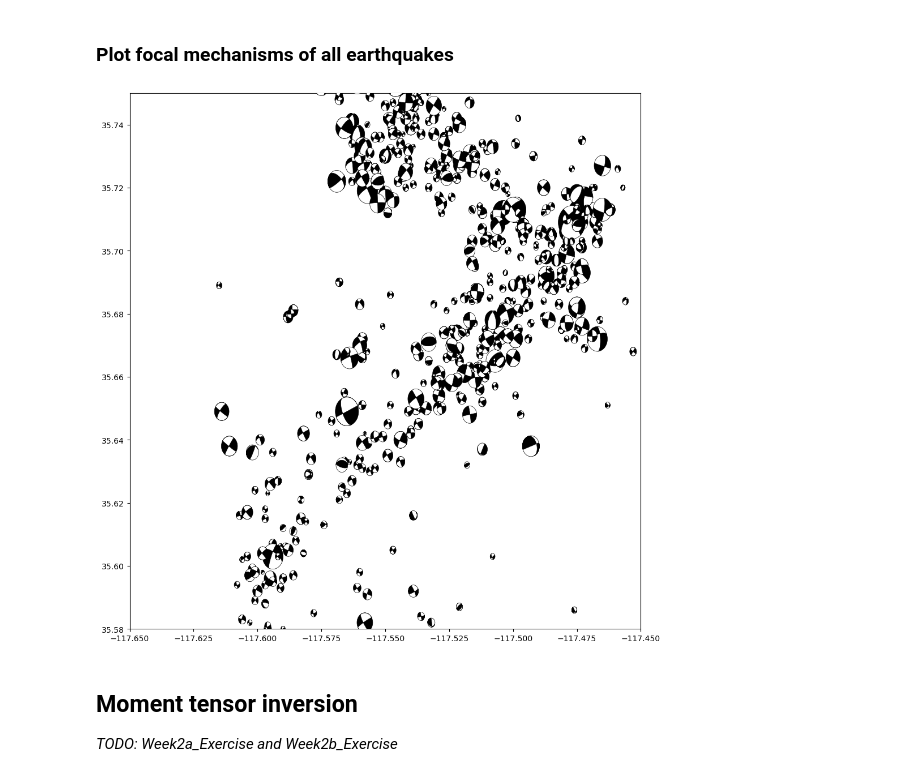
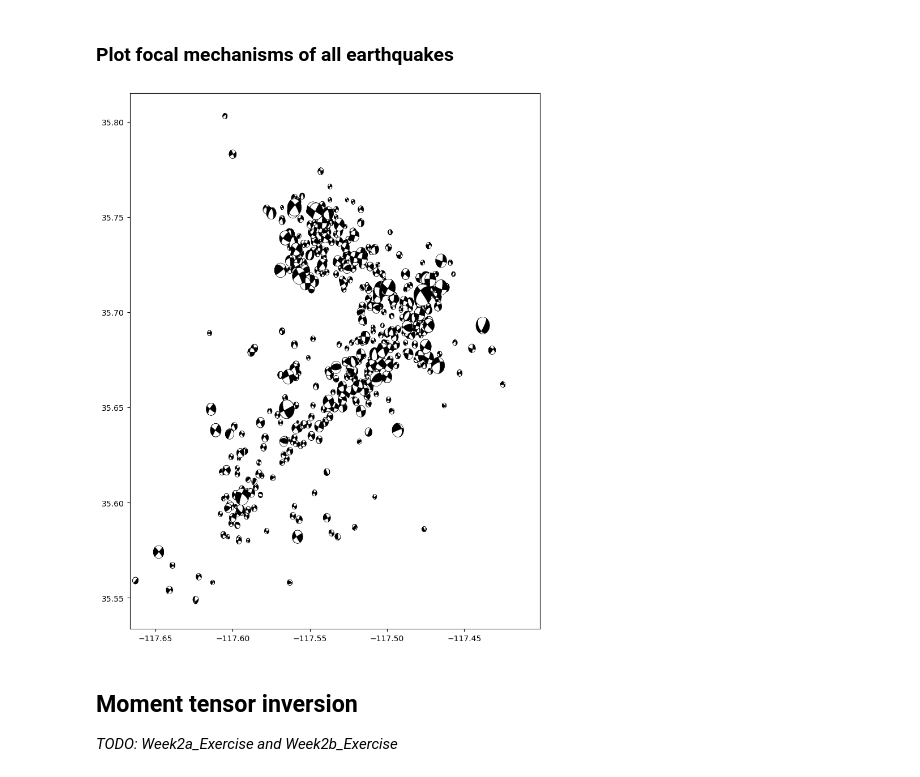
Before and after one commit to AI4EPS/EPS207_Observational_Seismology, a Jupyter notebook: docs/lectures/codes/focal_mechanism.ipynb, the cells around one changed output. Cells and saved outputs as stored; diff of their text form; code cells hidden in the pictures.

```diff
--- a/docs/lectures/codes/focal_mechanism.ipynb
+++ b/docs/lectures/codes/focal_mechanism.ipynb
@@ -127,7 +118,7 @@ stationlinefmt = "{} {:1s} 0 {:08.3f}\n"
 picks_by_event = picks.groupby("event_index")
 for event_index, picks_ in tqdm(picks_by_event):
     # the file being created which should contain event information, polarity and S/P data
-    polfile = f'{hash_path}/{event_index}.pol.hash'
+    polfile = f'{result_path}/{event_index}.pol.hash'
 
     event_info = events.loc[event_index]
     with open(polfile, 'w') as pf:
@@ -237,8 +222,12 @@ event_id = '1'
+# %%
+filename = list(glob(f'{result_path}/*.best.fps'))
+filename = random.choice(filename)
+event_id = os.path.basename(filename).split('.')[0]
 # %%
-allmecafile = f'{hash_path}/{event_id}.all.fps'
+allmecafile = f'{result_path}/{event_id}.all.fps'
 df_allmeca = pd.read_csv(allmecafile, header=None, delim_whitespace=True)
 # %%
-bestmecafile= f'{hash_path}/{event_id}.best.fps'
+bestmecafile= f'{result_path}/{event_id}.best.fps'
 df_bestmeca= pd.read_csv(bestmecafile, header=None, delim_whitespace=True)
 df_bestmeca
 # %% [output]
@@ -265,27 +254,50 @@ fig.tight_layout()
 # %% [markdown]
 ### Plot focal mechanisms of all earthquakes
 # %%
-bestmecafiles = glob(f'{hash_path}/*.best.fps')
+bestmecafiles = list(glob(f'{result_path}/*.best.fps'))
 fig, ax = plt.subplots(figsize=(10, 10))
+min_mag = events['magnitude'].min()
+bballs = []
 for bestmecafile in bestmecafiles:
     # get the event information
     event_id = os.path.basename(bestmecafile).split('.')[0]
     evot, mag, evla, evlo, evdp = events.loc[int(event_id)][['time', 'magnitude', 'latitude', 'longitude', 'depth_km']]
     # get strike, dip and rake angles
     df_bestmeca= pd.read_csv(bestmecafile, header=None, delim_whitespace=True)
     strike, dip, rake, RMS, Q = df_bestmeca.loc[0].to_numpy()
     if Q != "A":
         continue
-    # plot and change the width/size according to the earthquake magnitude
-    bball = beach(fm=[strike, dip, rake], linewidth=0.5, facecolor='k', xy=(evlo,evla), width=mag*2e-3)
+
+    # # plot and change the width/size according to the earthquake magnitude
+    # bball = beach(fm=[strike, dip, rake], linewidth=0.5, facecolor='k', xy=(evlo,evla), width=(mag-min_mag)*2e-3, alpha=alpha)
+    # ax.add_collection(bball)
+
+    bballs.append({
+        "fm": [strike, dip, rake],
+        "linewidth": 0.5,
+        "facecolor": 'k',
+        "xy": (evlo,evla),
+        "width": (mag-min_mag)*2e-3,
+        "alpha": 1.0,
+        "mag": mag
+    })
+
+# sort bbals by magnitude
+bballs = sorted(bballs, key=lambda x: x["mag"])
+for bball in bballs:
+    bball = beach(fm=bball["fm"], linewidth=bball["linewidth"], facecolor=bball["facecolor"], xy=bball["xy"], width=bball["width"], alpha=bball["alpha"])
     ax.add_collection(bball)
-    # ax.annotate(Q, (evlo,evla), (evlo+0.02,evla), arrowprops=dict(facecolor='black', width=0.05, headwidth=0.05))
-ax.set_xlim(-117.65, -117.45)
-ax.set_ylim(35.58, 35.75)
+
+x0 = events['longitude'].mean()
+dx = events['longitude'].std()
+y0 = events['latitude'].mean()
+dy = events['latitude'].std()
+ax.set_xlim(x0-dx*2, x0+dx*2)
+ax.set_ylim(y0-dy*2, y0+dy*2)
 ax.set_aspect(1.0/np.cos(np.pi/180*stations['latitude'].mean()))
 fig.tight_layout()
 # %% [output]
-[figure, old version]
+[figure, new version]
 # %% [markdown]
 ## Moment tensor inversion
 
```
Also changed, not shown: parts of 12 cells of this notebook.
